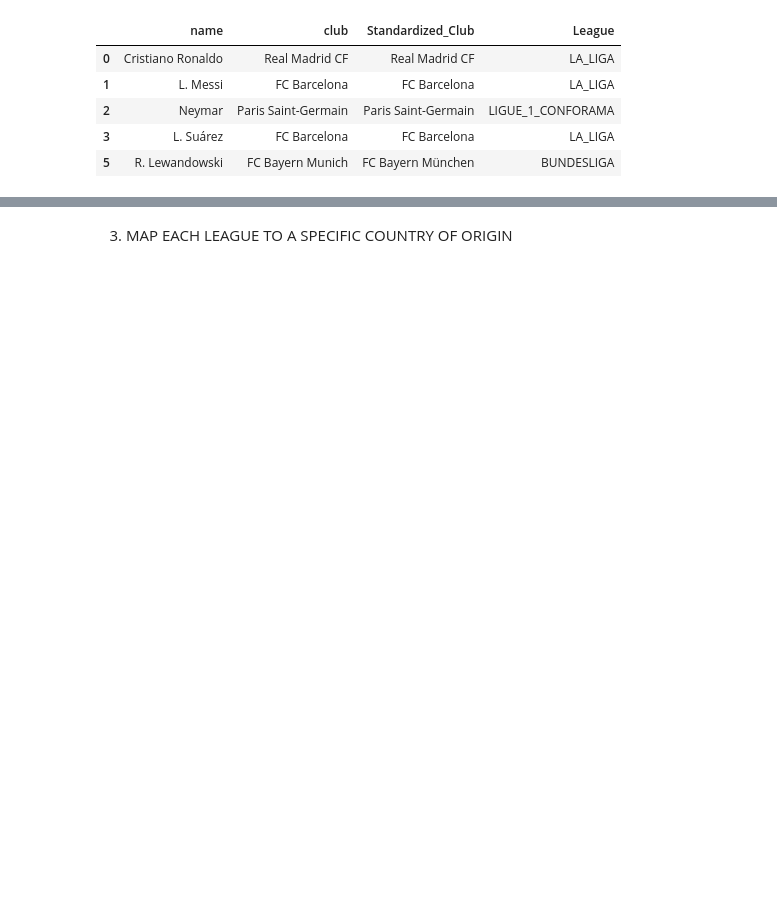
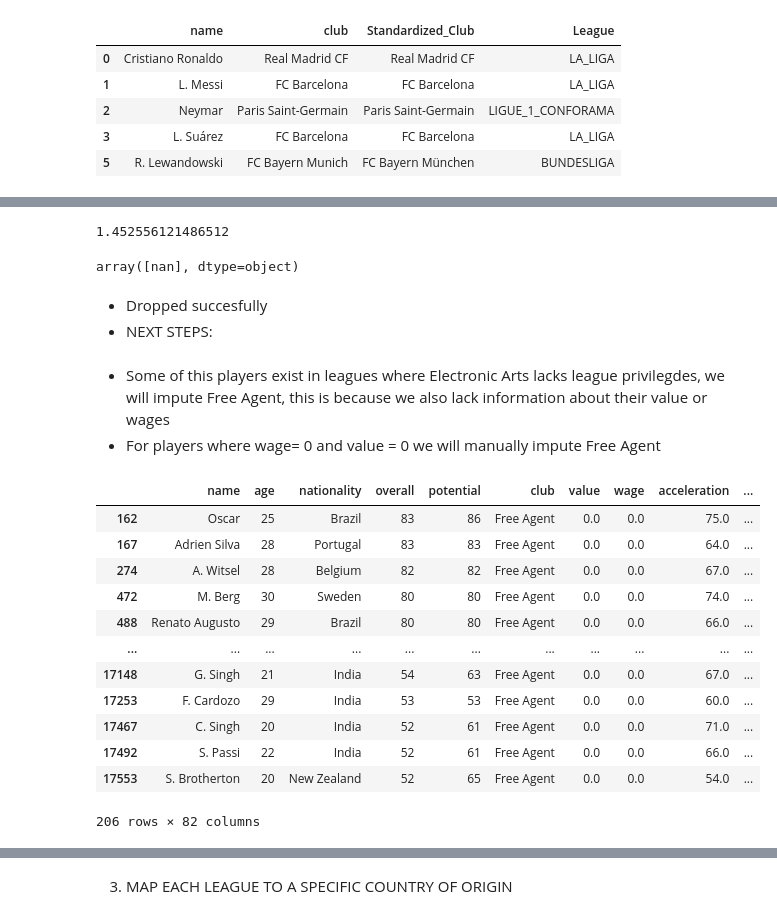
Before and after one commit to davidmasai/C-Users-User-Desktop-Football_Recruitment_-project, a Jupyter notebook: Phase_Project_Notebook (6).ipynb, the cells around one changed output, grey strips where cells are left out. Drawn from its saved outputs; the diff is of its cells as text; code cells hidden in the pictures; blank space fills up the shorter version.

```diff
--- a/Phase_Project_Notebook (6).ipynb
+++ b/Phase_Project_Notebook (6).ipynb
@@ -2208,0 +2086,41 @@ argentina
+# %%
+#dropping rows with clubs ['SV Mattersburg','Bahía Blanca']
+outfield = outfield[~outfield['club'].isin(['SV Mattersburg','Bahía Blanca'])]
+# %%
+#percentage of null values remaining
+#checking for null values in standardized club and league
+missing = outfield[outfield['League'].isnull()][['name','club','Standardized_Club','League']]
+# calculating the percentage of missing values
+missing_percentage = (len(missing) / len(outfield)) * 100
+print(missing_percentage)
+# %% [output]
+1.452556121486512
+# %%
+#checking
+missing = outfield[outfield['League'].isnull()][['name','club','Standardized_Club','League']]
+missing.League.unique()
+# %% [output]
+array([nan], dtype=object)
+# %% [markdown]
+- Dropped succesfully
+- NEXT STEPS:
+# %% [markdown]
+- Some of this players exist in leagues where Electronic Arts lacks league privilegdes, we will impute Free Agent, this is because we also lack information about their value or wages
+- For players where wage= 0 and value = 0 we will manually impute Free Agent
+# %%
+#display players who have value and wage of zero
+outfield[(outfield['value'] == 0.0) & (outfield['wage'] == 0.0)]
+# %% [output]
+|  | name | age | nationality | overall | potential | club | value | wage | acceleration | ... |
+| 162 | Oscar | 25 | Brazil | 83 | 86 | Free Agent | 0.0 | 0.0 | 75.0 | ... |
+| 167 | Adrien Silva | 28 | Portugal | 83 | 83 | Free Agent | 0.0 | 0.0 | 64.0 | ... |
+| 274 | A. Witsel | 28 | Belgium | 82 | 82 | Free Agent | 0.0 | 0.0 | 67.0 | ... |
+| 472 | M. Berg | 30 | Sweden | 80 | 80 | Free Agent | 0.0 | 0.0 | 74.0 | ... |
+| 488 | Renato Augusto | 29 | Brazil | 80 | 80 | Free Agent | 0.0 | 0.0 | 66.0 | ... |
+| ... | ... | ... | ... | ... | ... | ... | ... | ... | ... | ... |
+| 17148 | G. Singh | 21 | India | 54 | 63 | Free Agent | 0.0 | 0.0 | 67.0 | ... |
+| 17253 | F. Cardozo | 29 | India | 53 | 53 | Free Agent | 0.0 | 0.0 | 60.0 | ... |
+| 17467 | C. Singh | 20 | India | 52 | 61 | Free Agent | 0.0 | 0.0 | 71.0 | ... |
+| 17492 | S. Passi | 22 | India | 52 | 61 | Free Agent | 0.0 | 0.0 | 66.0 | ... |
+| 17553 | S. Brotherton | 20 | New Zealand | 52 | 65 | Free Agent | 0.0 | 0.0 | 54.0 | ... |
+206 rows × 82 columns
```
Also changed, not shown: parts of 28 cells of this notebook.
